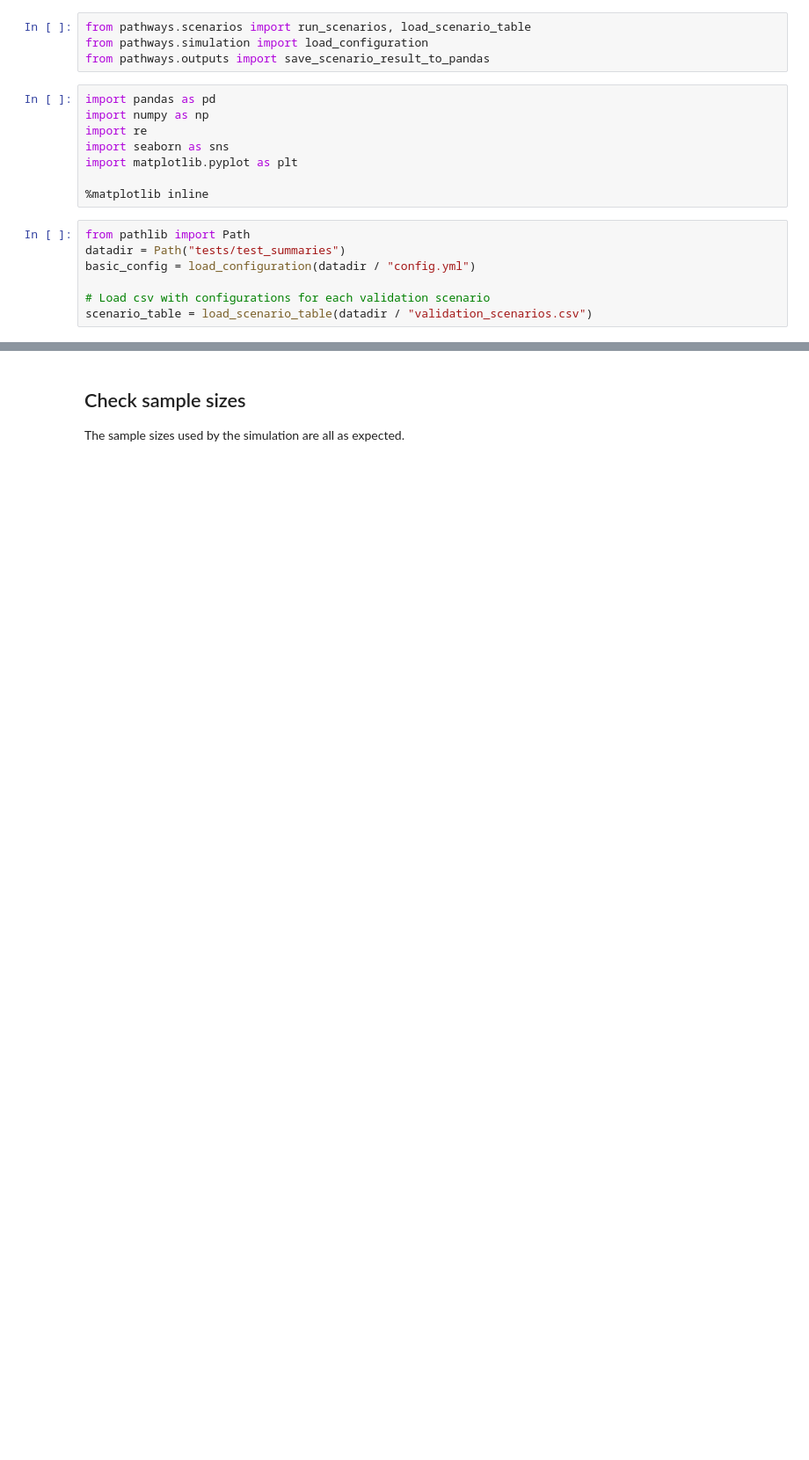
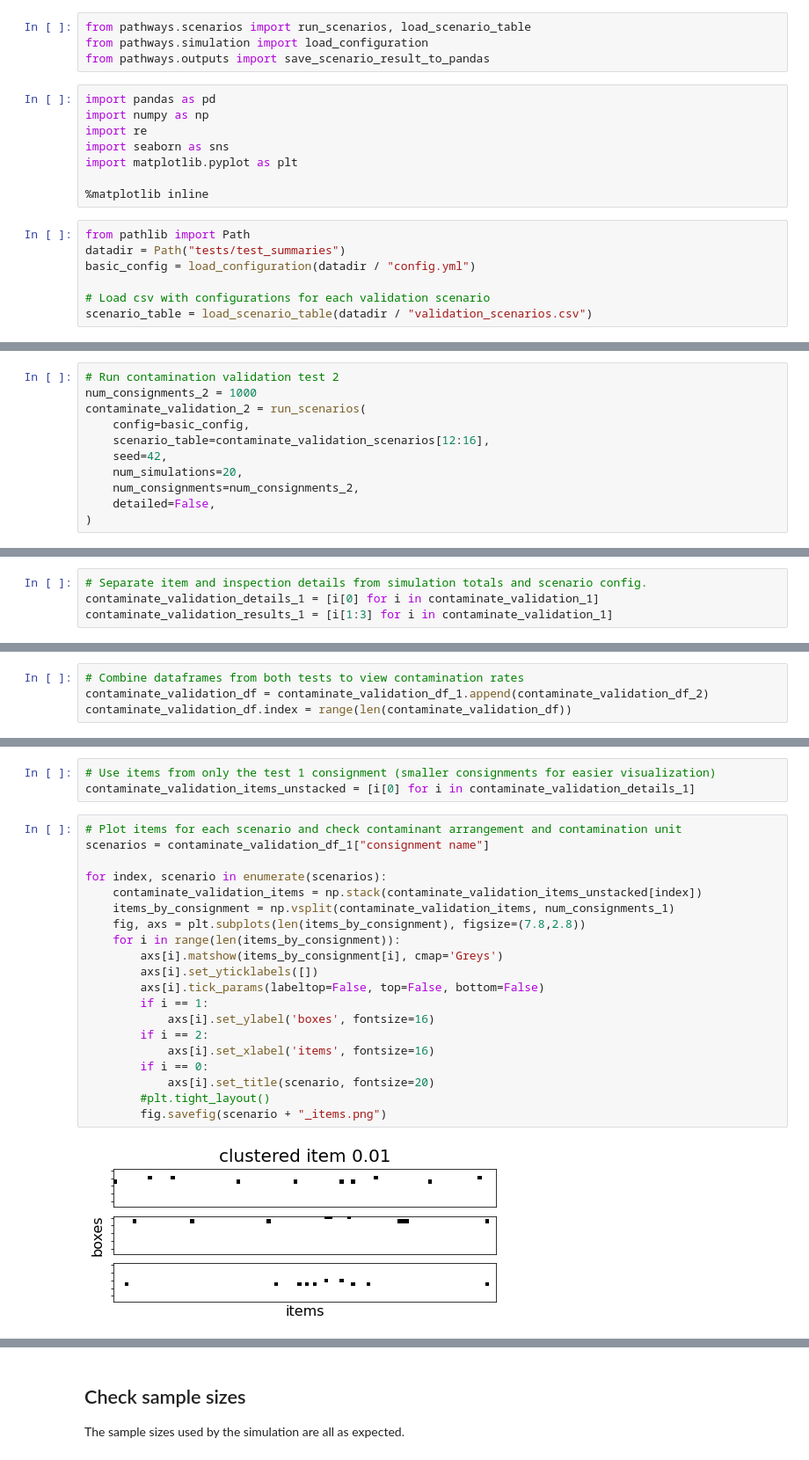
Before and after one commit to ncsu-landscape-dynamics/popsborder, a Jupyter notebook: validation_plots.ipynb, the cells around one changed output, grey strips where cells are left out. Shown at 88% size. Saved outputs shown, nothing was run; the diff lists cells and outputs as text; blank space fills up the shorter version.

```diff
--- a/validation_plots.ipynb
+++ b/validation_plots.ipynb
@@ -286,0 +63,11 @@ sample_validation_df = save_scenario_result_to_pandas(
+# %%
+# Run contamination validation test 2
+num_consignments_2 = 1000
+contaminate_validation_2 = run_scenarios(
+    config=basic_config,
+    scenario_table=contaminate_validation_scenarios[12:16],
+    seed=42,
+    num_simulations=20,
+    num_consignments=num_consignments_2,
+    detailed=False,
+)
@@ -286,0 +79,4 @@ sample_validation_df = save_scenario_result_to_pandas(
+# %%
+# Separate item and inspection details from simulation totals and scenario config.
+contaminate_validation_details_1 = [i[0] for i in contaminate_validation_1]
+contaminate_validation_results_1 = [i[1:3] for i in contaminate_validation_1]
@@ -286,0 +127,4 @@ sample_validation_df = save_scenario_result_to_pandas(
+# %%
+# Combine dataframes from both tests to view contamination rates
+contaminate_validation_df = contaminate_validation_df_1.append(contaminate_validation_df_2)
+contaminate_validation_df.index = range(len(contaminate_validation_df))
@@ -286,0 +203,25 @@ sample_validation_df = save_scenario_result_to_pandas(
+# %%
+# Use items from only the test 1 consignment (smaller consignments for easier visualization)
+contaminate_validation_items_unstacked = [i[0] for i in contaminate_validation_details_1]
+# %%
+# Plot items for each scenario and check contaminant arrangement and contamination unit
+scenarios = contaminate_validation_df_1["consignment name"]
+
+for index, scenario in enumerate(scenarios):
+    contaminate_validation_items = np.stack(contaminate_validation_items_unstacked[index])
+    items_by_consignment = np.vsplit(contaminate_validation_items, num_consignments_1)
+    fig, axs = plt.subplots(len(items_by_consignment), figsize=(7.8,2.8))
+    for i in range(len(items_by_consignment)):
+        axs[i].matshow(items_by_consignment[i], cmap='Greys')
+        axs[i].set_yticklabels([])
+        axs[i].tick_params(labeltop=False, top=False, bottom=False)
+        if i == 1:
+            axs[i].set_ylabel('boxes', fontsize=16)
+        if i == 2:
+            axs[i].set_xlabel('items', fontsize=16)
+        if i == 0:
+            axs[i].set_title(scenario, fontsize=20)
+        #plt.tight_layout()
+        fig.savefig(scenario + "_items.png")
+# %% [output]
+[figure, added]
```
Also changed, not shown: parts of 47 cells of this notebook, 34 other files.
